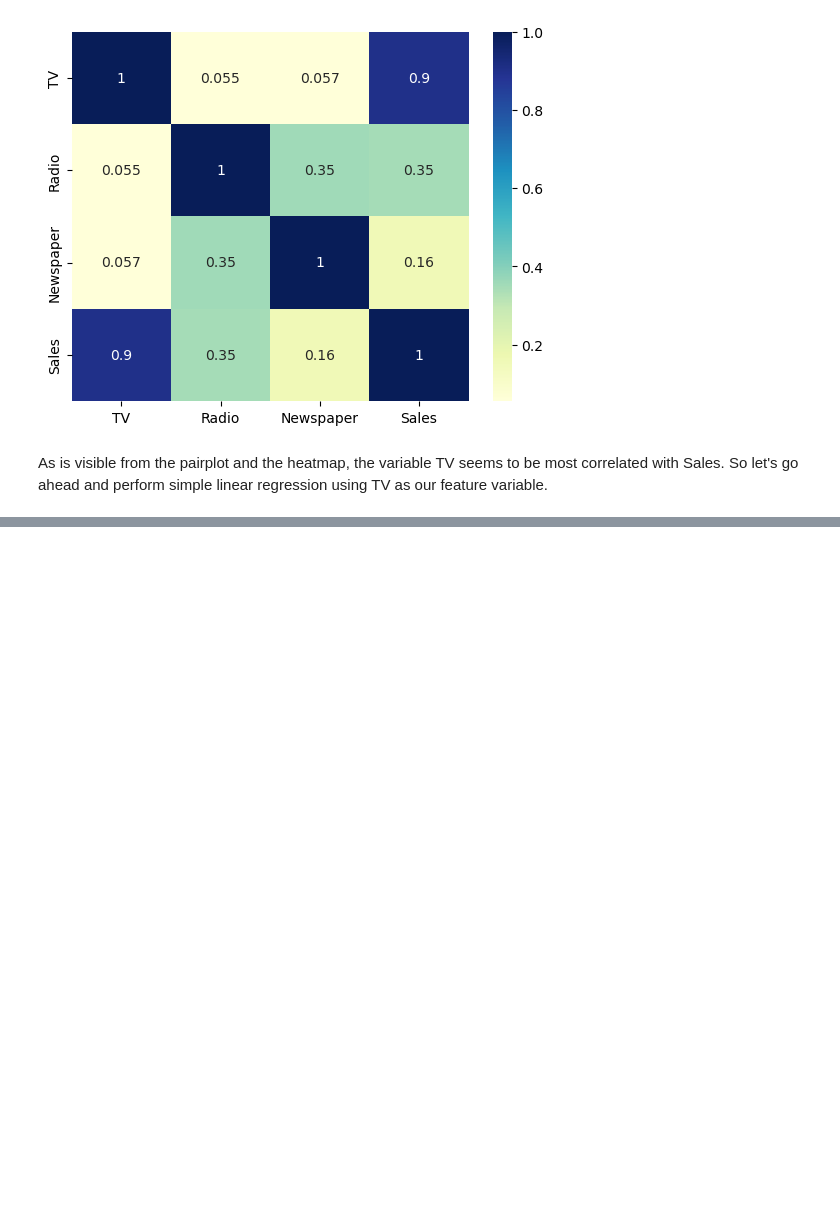
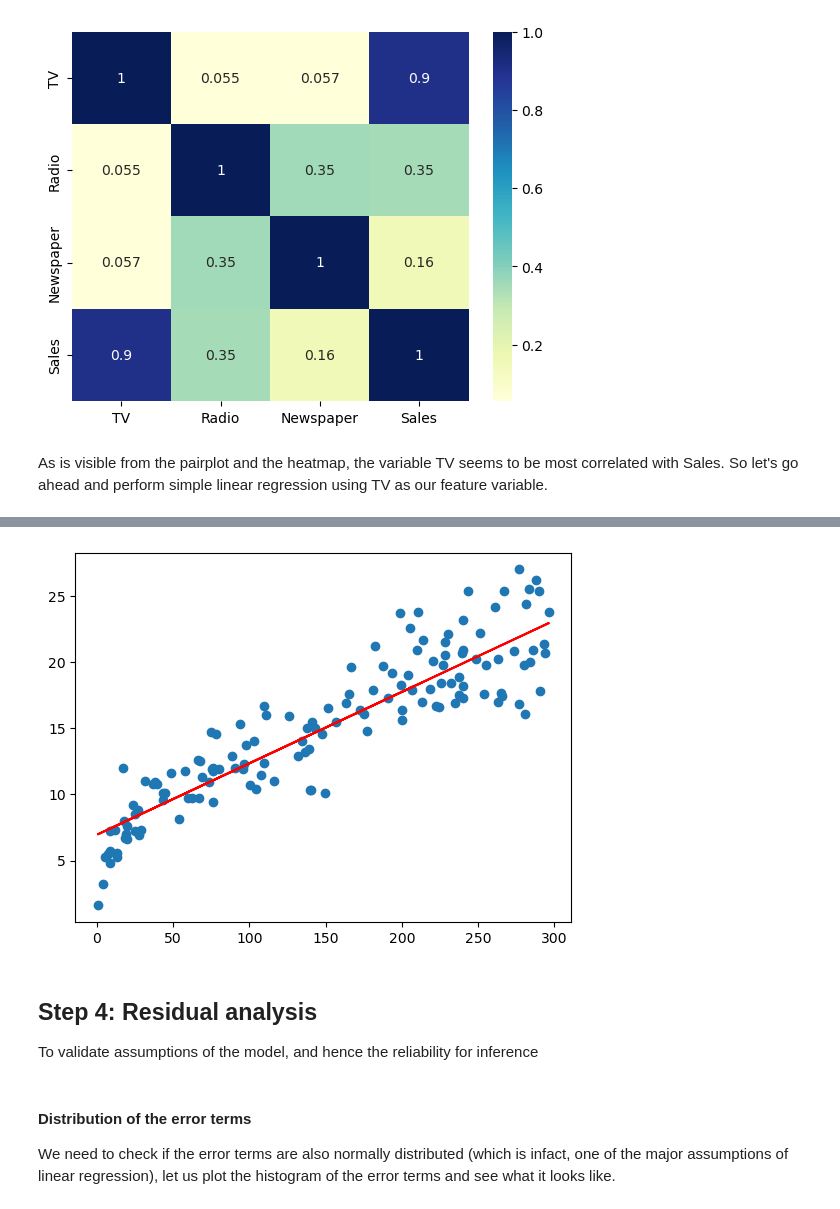
Before and after one commit to gursewak96/simple-llinear-regression-model, a Jupyter notebook: simple-linear-regression-model.ipynb, the cells around one changed output, grey strips where cells are left out. Drawn from its saved outputs; the diff is of its cells as text; code cells hidden in the pictures; blank space fills up the shorter version.

Commit message:
SLR model completed

```diff
--- a/simple-linear-regression-model.ipynb
+++ b/simple-linear-regression-model.ipynb
@@ -79,0 +107,3 @@ As is visible from the pairplot and the heatmap, the variable TV seems to be mos
+# %%
+X = advertisings["TV"]
+y = advertisings["Sales"]
@@ -79,0 +114,3 @@ As is visible from the pairplot and the heatmap, the variable TV seems to be mos
+# %%
+from sklearn.model_selection import train_test_split
+X_train, X_test, y_train, y_test = train_test_split(X,y,train_size=0.7, test_size=0.3, random_state=100)
@@ -79,0 +203,12 @@ As is visible from the pairplot and the heatmap, the variable TV seems to be mos
+# %%
+plt.scatter(X_train, y_train)
+plt.plot(X_train, 6.948 + 0.054*X_train, 'r' )
+plt.show()
+# %% [output]
+[figure, added]
+# %% [markdown]
+## Step 4: Residual analysis
+To validate assumptions of the model, and hence the reliability for inference
+# %% [markdown]
+#### Distribution of the error terms
+We need to check if the error terms are also normally distributed (which is infact, one of the major assumptions of linear regression), let us plot the histogram of the error terms and see what it looks like.
```
Also changed, not shown: parts of 44 cells of this notebook, 1 other file.
